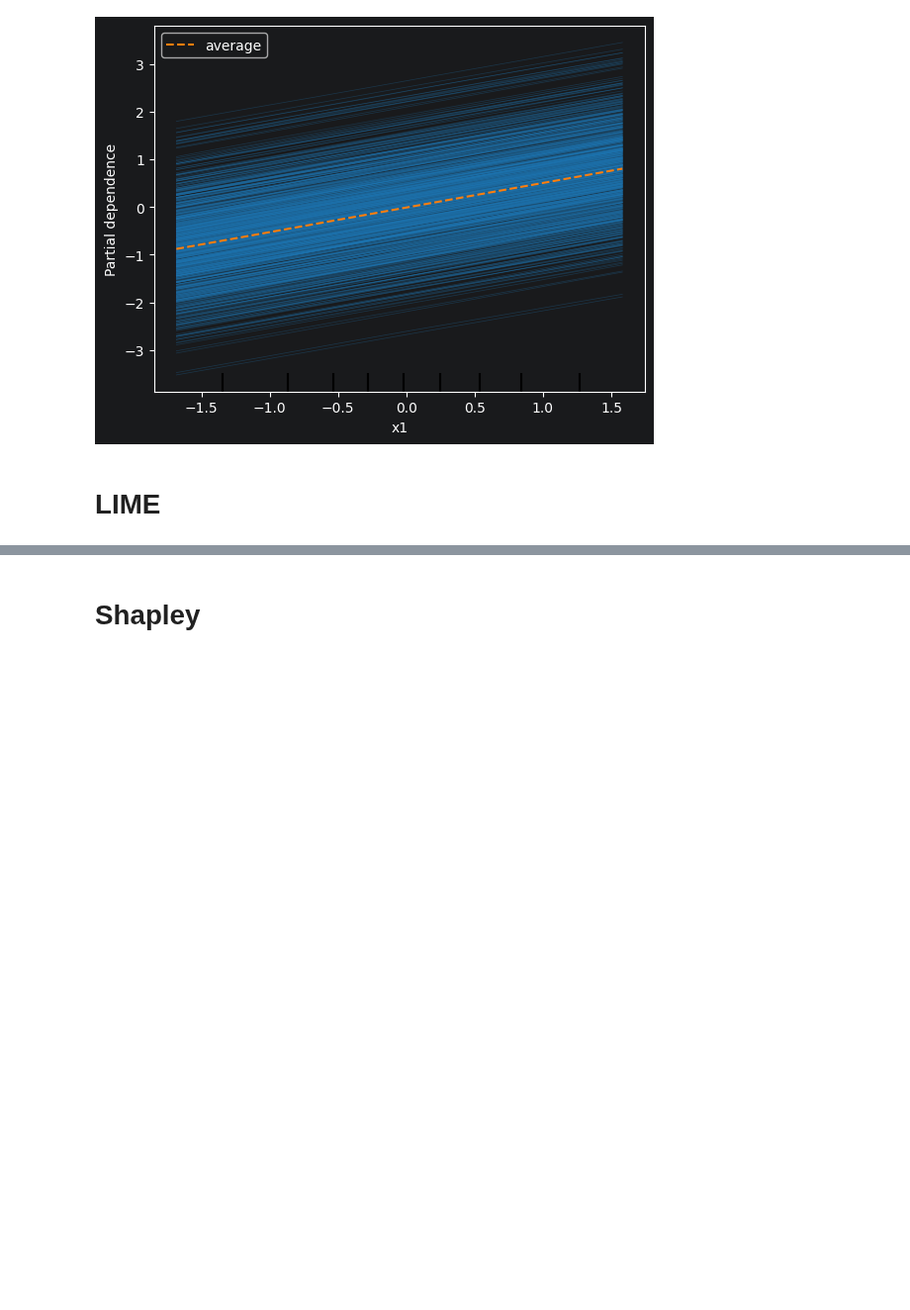
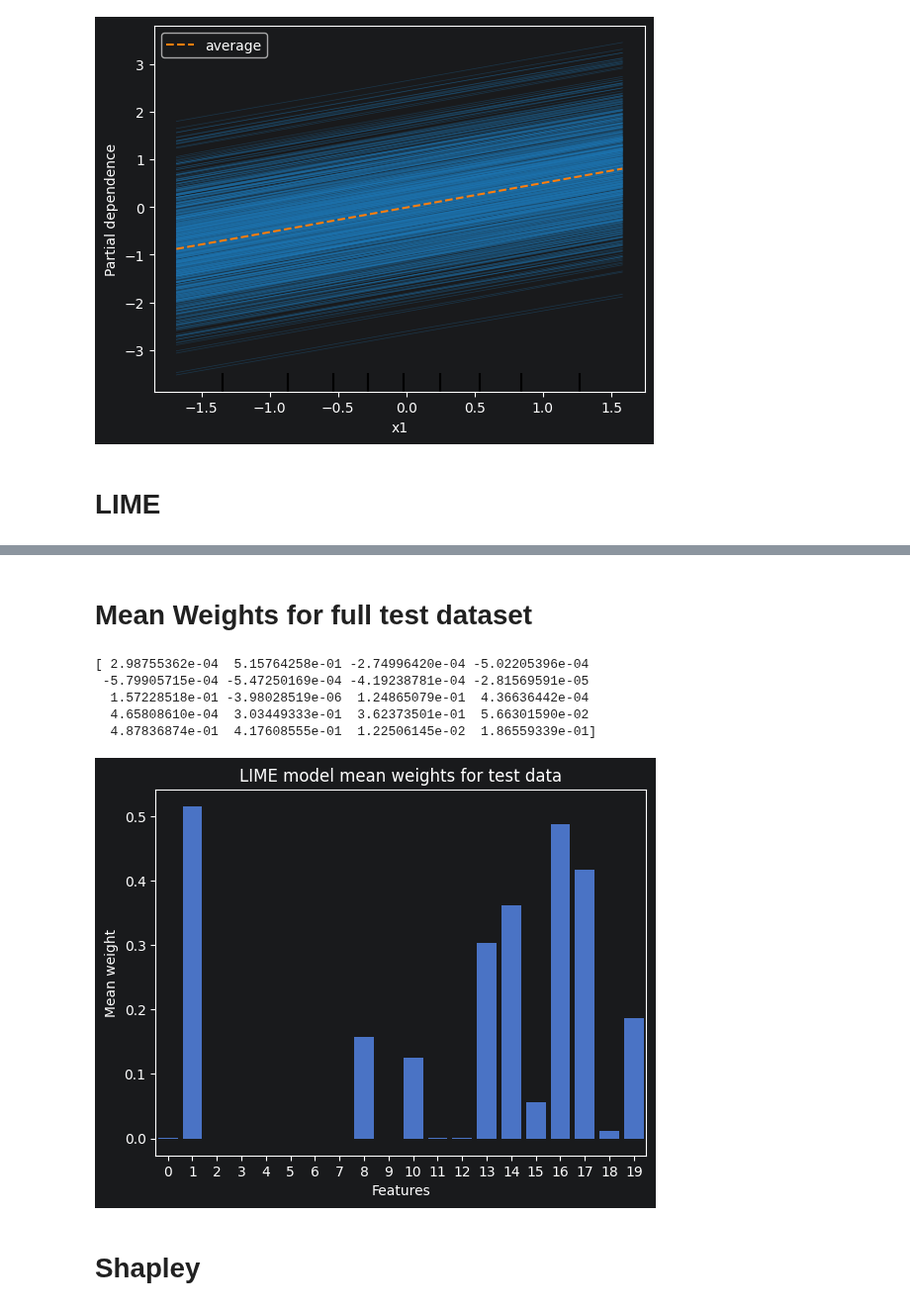
Before and after one commit to xXKeNdAmAmAsTeRXx/Deep_Learning_Labs, a Jupyter notebook: Lab10/2_Regression_toy_set_XAI.ipynb, the cells around one changed output, grey strips where cells are left out. Shown at 99% size. Drawn from its saved outputs; the diff is of its cells as text; code cells hidden in the pictures; blank space fills up the shorter version.

Commit message:
LIME method implementation for test set

```diff
--- a/Lab10/2_Regression_toy_set_XAI.ipynb
+++ b/Lab10/2_Regression_toy_set_XAI.ipynb
@@ -366,2 +432,49 @@ PartialDependenceDisplay.from_estimator(regressor, X_test_scaled, [1], kind='bot
+# %% [markdown]
+# Mean Weights for full test dataset
+# %%
+
+weights = np.zeros((len(y_lime), X_test_scaled.shape[1]))
+for idx in range(len(y_test_scaled)):
+    pert_factor = 0.3
+    num_of_perturbations = 1000
+    stds = X_train_scaled.std(axis=0)
+
+    X_to_explain = X_test[idx]
+    noise = rng.random((X_to_explain.shape[0], num_of_perturbations))*np.expand_dims(std, axis=0)
+
+    perturbations = np.expand_dims(X_to_explain, axis=1) + noise
+    perturbations = perturbations.swapaxes(0, 1)
+    outputs = regressor.predict(perturbations)
+
+    distances = np.exp(-np.linalg.norm(perturbations - X_to_explain,axis=1))
+
+    y_lime = outputs.flatten()
+    X_lime = sm.add_constant(perturbations)
+
+    # Weighted Model
+    wls_model = sm.WLS(y_lime, X_lime, weights=distances)
+    results = wls_model.fit()
+    weights[idx] = results.params[1:]
+
+mean_w = weights.mean(axis=0)
+
+print(mean_w)
+# %% [output]
+[ 2.98755362e-04  5.15764258e-01 -2.74996420e-04 -5.02205396e-04
+ -5.79905715e-04 -5.47250169e-04 -4.19238781e-04 -2.81569591e-05
+  1.57228518e-01 -3.98028519e-06  1.24865079e-01  4.36636442e-04
+  4.65808610e-04  3.03449333e-01  3.62373501e-01  5.66301590e-02
+  4.87836874e-01  4.17608555e-01  1.22506145e-02  1.86559339e-01]
+# %%
+import seaborn as sns
+import matplotlib.pyplot as plt
+
+sns.barplot(mean_w)
+plt.xlabel("Features")
+plt.ylabel("Mean weight")
+plt.title('LIME model mean weights for test data')
+plt.show()
+# %% [output]
+[figure, added]
 # %% [markdown]
 # Shapley
```
Also changed, not shown: parts of 4 cells of this notebook.
